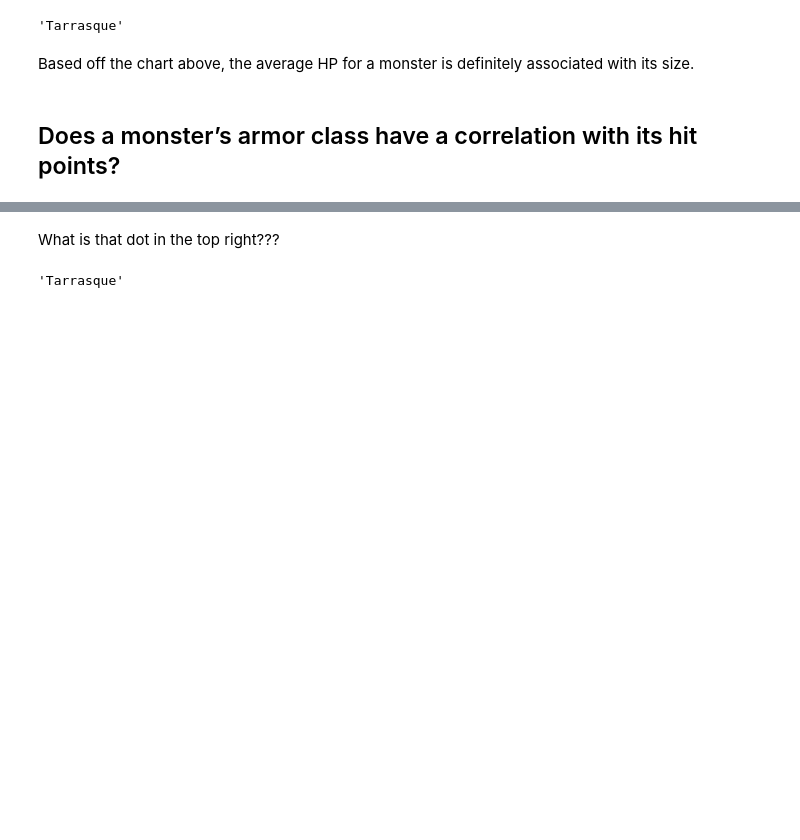
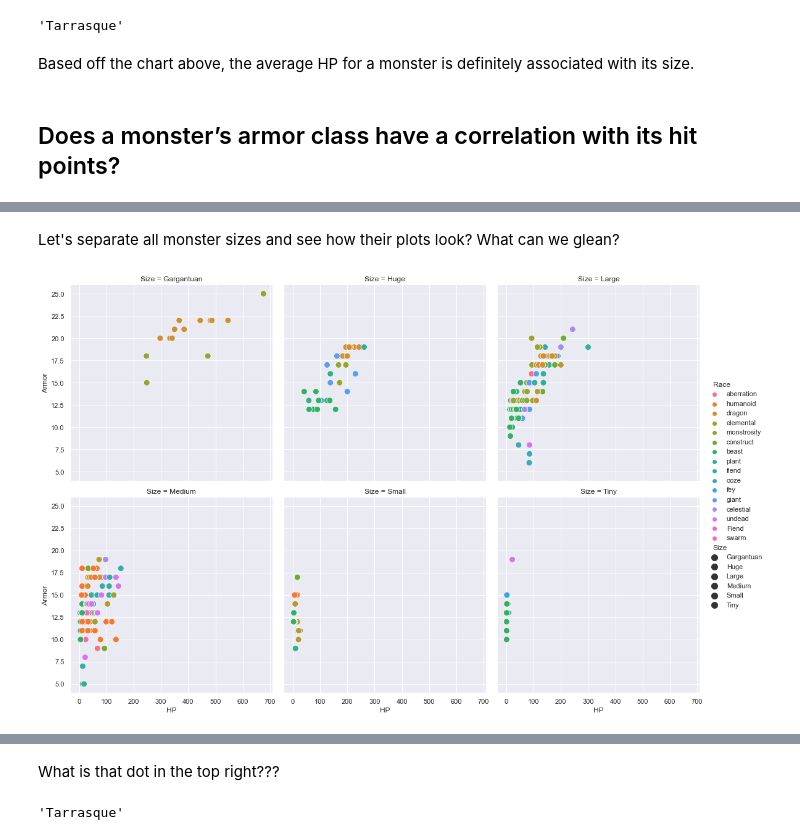
Before and after one commit to dmm4613/dnd-eda, a Jupyter notebook: dnd-eda.ipynb, the cells around one changed output, grey strips where cells are left out. Saved outputs shown, nothing was run; the diff lists cells and outputs as text; code cells hidden in the pictures; blank space fills up the shorter version.

```diff
--- a/dnd-eda.ipynb
+++ b/dnd-eda.ipynb
@@ -305,0 +314,13 @@ ax.set_title('Monster HP vs. Monster Armor')
+# %% [markdown]
+Let's separate all monster sizes and see how their plots look? What can we glean?
+# %%
+sns.relplot(
+    x=monster_hp, y=monster_armor, hue=dnd['Race'],
+      col=dnd['Size'], col_wrap=3,
+      size=marker_size['Size'], sizes=(100, 100))
+
+plt.savefig('graphs/monster_hp_v_monster_armor_across_sizes.jpg', bbox_inches = 'tight', edgecolor='w')
+
+plt.show()
+# %% [output]
+[figure, added]
```
Also changed, not shown: parts of 14 cells of this notebook, 1 other file.
